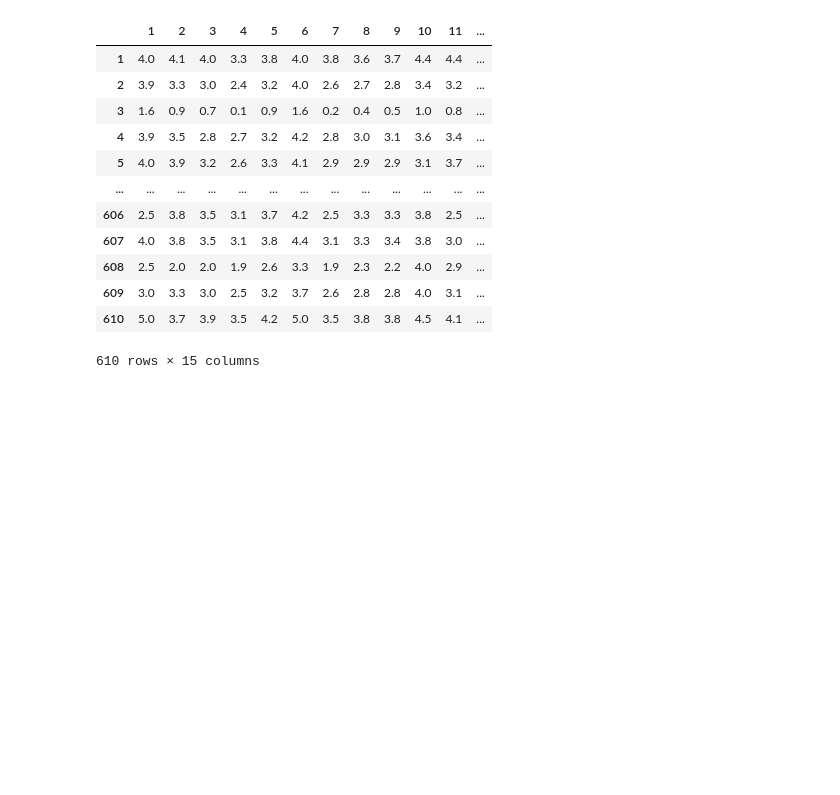
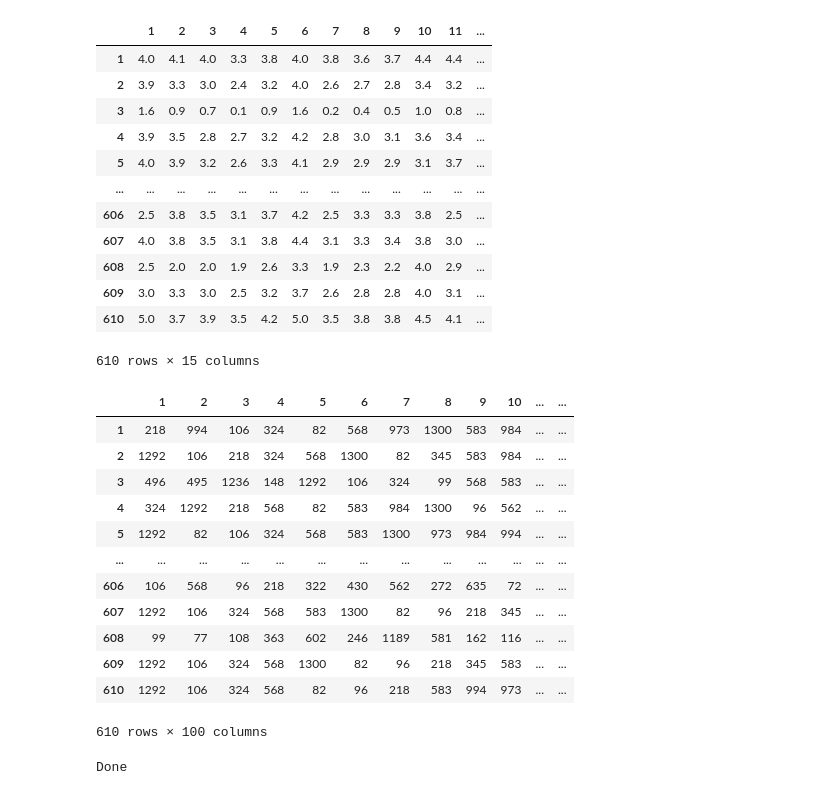
Before and after one commit to yuxuananakinliu/ERG3020-Proj, a Jupyter notebook: movie_rec.ipynb, the cells around one changed output. Cells and saved outputs as stored; diff of their text form; code cells hidden in the pictures; blank space fills up the shorter version.

```diff
--- a/movie_rec.ipynb
+++ b/movie_rec.ipynb
@@ -24,29 +24,3 @@ movies
 | 9740 | 193587 | Bungo Stray Dogs: Dead Apple (2018) | Action|Animation |
 | 9741 | 193609 | Andrew Dice Clay: Dice Rules (1991) | Comedy |
 9742 rows × 3 columns
-# %%
-## Genre similarity function
-def genre_simi(a, b):
-        overlap = 0
-        for gens in a:
-            if gens in b:
-                overlap += 1
-        all_included = len(np.unique(np.array(a + b)))
-        sim = overlap / all_included
-
-        return sim
-
-
-## Movie relation graph
-mov_graph = nx.Graph(name='Movie Similarity Graph')
-for i in range(len(movies)):
-    gen = movies.iloc[i, 2]
-    gen_type = gen.split('|')
-    for j in range(i + 1, len(movies)):
-        genn = movies.iloc[j, 2]
-        genn_type = genn.split('|')
-        sim = genre_simi(gen_type, genn_type)
-        if sim != 0.0:
-            mov_graph.add_edge(movies.iloc[i, 0], movies.iloc[j, 0], genre_similarity=sim)
-
-print(mov_graph)
@@ -58,6 +27,3 @@ movi_graph = pickle.load(open('Movie_Similarity_Graph.pickle', 'rb'))
-# %%
-## Weighted PageRank
-r = nx.pagerank(movi_graph, alpha=0.85, personalization=person)
 # %%
 ## Construct the rating map
 user = ratings['userId'].unique()
@@ -165,14 +131,18 @@ def recons(new_data, template):
 ## Nearest-neighbor collaborative filtering
 def NNCF(rates, user_sim_m):
     new_map = rates  # Copy the unfinished rating map
+    new_rates = []  # New rating collection
+
     for k in range(len(rates)):
         row = rates.iloc[k].dropna()
         simi = user_sim_m.iloc[k].sort_values(ascending=False).index.to_list()  # Sorted similar users
         if len(row) == 0:
             new_map.iloc[k, :] = 2.8 * np.ones(len(rates.iloc[k]))
+            new_rates.append(rates.iloc[k].index.tolist())
         else:
             avg_x = sum(row) / len(row)
             unk = de_nan(rates, k, row)  # Unrated movies
+            new_rates.append(unk)
 
             for va in unk:
                 temp = 0
@@ -203,12 +173,12 @@ def NNCF(rates, user_sim_m):
             print('\r', k + 1, end='', flush=True)
 
     new_map.to_csv('new_map', sep=',')
-    return new_map
+    return new_map, new_rates
 
 
 W = pd.read_csv('user_similarity_matrix', sep=',', index_col=0)
-check = NNCF(test_nan, W)
-check.iloc[:, :15]
+matrix, inds = NNCF(test_nan, W)
+matrix.iloc[:, :15]
 # %% [output]
 A value is trying to be set on a copy of a slice from a DataFrame
 
@@ -237,0 +259,20 @@ filled_map = pd.read_csv('new_map', sep=',', index_col=0)
+# %%
+rec_table = pd.DataFrame(index=user, columns=[top for top in range(1, 101)])
+for i in range(len(user)):
+    rec_table.iloc[i] = list(rec_rst[i].keys())[:100]
+
+rec_table  # The top 100 recommended movies' id for Users
+# %% [output]
+|  | 1 | 2 | 3 | 4 | 5 | 6 | 7 | 8 | 9 | 10 | ... | ... |
+| 1 | 218 | 994 | 106 | 324 | 82 | 568 | 973 | 1300 | 583 | 984 | ... | ... |
+| 2 | 1292 | 106 | 218 | 324 | 568 | 1300 | 82 | 345 | 583 | 984 | ... | ... |
+| 3 | 496 | 495 | 1236 | 148 | 1292 | 106 | 324 | 99 | 568 | 583 | ... | ... |
+| 4 | 324 | 1292 | 218 | 568 | 82 | 583 | 984 | 1300 | 96 | 562 | ... | ... |
+| 5 | 1292 | 82 | 106 | 324 | 568 | 583 | 1300 | 973 | 984 | 994 | ... | ... |
+| ... | ... | ... | ... | ... | ... | ... | ... | ... | ... | ... | ... | ... |
+| 606 | 106 | 568 | 96 | 218 | 322 | 430 | 562 | 272 | 635 | 72 | ... | ... |
+| 607 | 1292 | 106 | 324 | 568 | 583 | 1300 | 82 | 96 | 218 | 345 | ... | ... |
+| 608 | 99 | 77 | 108 | 363 | 602 | 246 | 1189 | 581 | 162 | 116 | ... | ... |
+| 609 | 1292 | 106 | 324 | 568 | 1300 | 82 | 96 | 218 | 345 | 583 | ... | ... |
+| 610 | 1292 | 106 | 324 | 568 | 82 | 96 | 218 | 583 | 994 | 973 | ... | ... |
+610 rows × 100 columns
@@ -237,0 +281,11 @@ filled_map = pd.read_csv('new_map', sep=',', index_col=0)
+# %%
+def list2txt(li):
+    with open(r'pagerank_result.txt', 'w') as fp:
+        for item in li:
+            # write each item on a new line
+            fp.write("%s\n" % str(item))
+        print('Done')
+
+list2txt(rec_rst)
+# %% [output]
+Done
```
Also changed, not shown: parts of 6 cells of this notebook.
